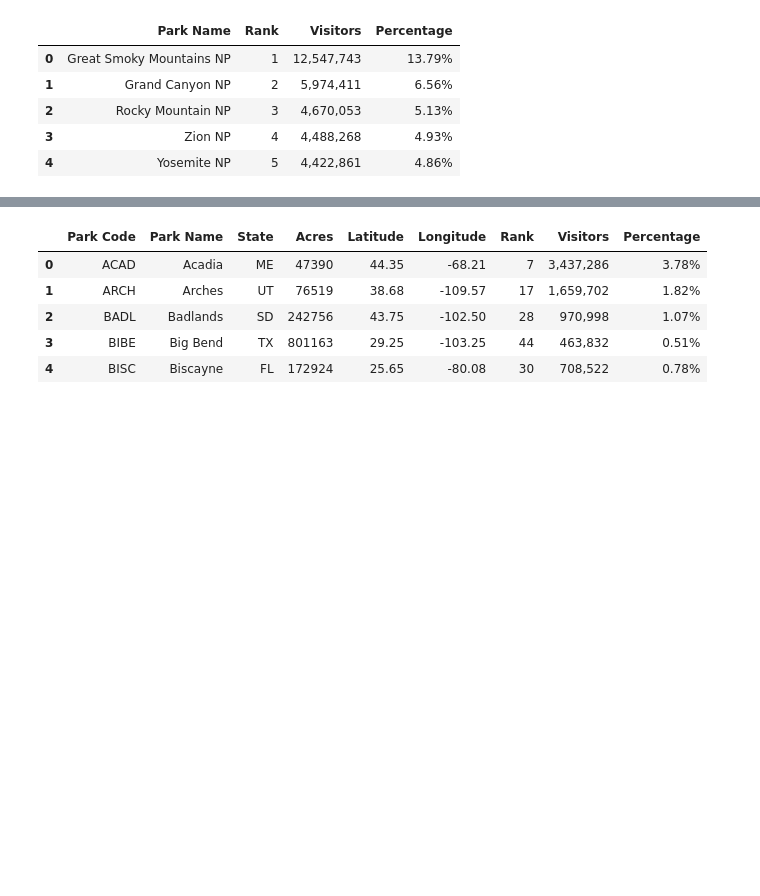
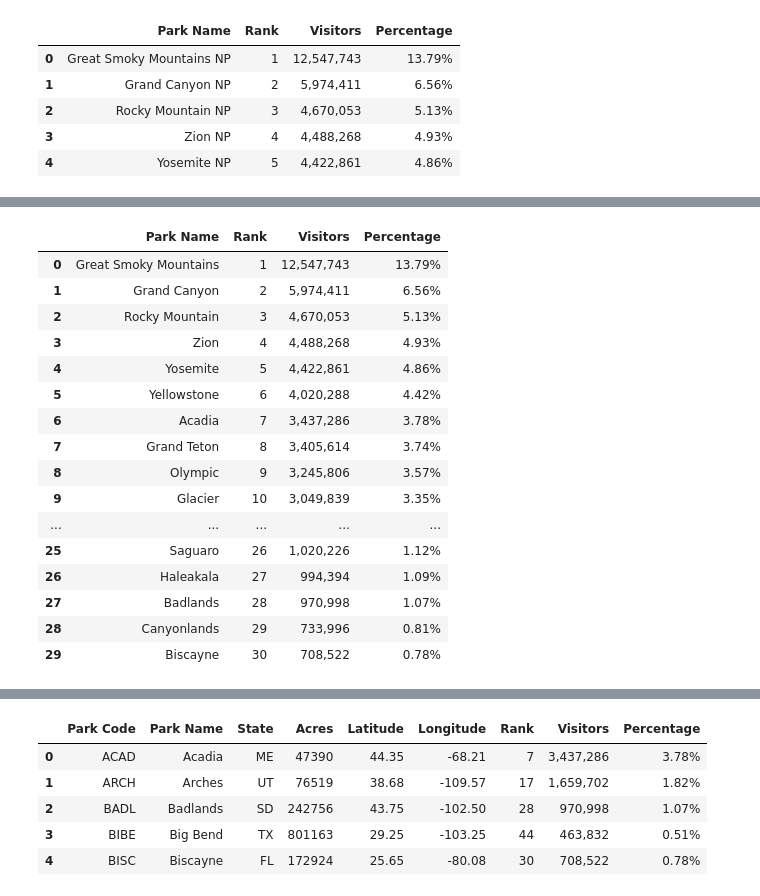
Before and after one commit to rbriggs13/National_Parks_Final_Project, a Jupyter notebook: parks_cleaning.ipynb, the cells around one changed output, grey strips where cells are left out. Saved outputs shown, nothing was run; the diff lists cells and outputs as text; code cells hidden in the pictures; blank space fills up the shorter version.

```diff
--- a/parks_cleaning.ipynb
+++ b/parks_cleaning.ipynb
@@ -61,3 +107,28 @@ visit_df.head()
+# %%
+#return the new names to the original dataframe
+
+replace = edit_df['Park Name'].tolist()
+
+visit_df.loc[index, 'Park Name'] = replace
+visit_df.head(30)
+# %% [output]
+|  | Park Name | Rank | Visitors | Percentage |
+| 0 | Great Smoky Mountains | 1 | 12,547,743 | 13.79% |
+| 1 | Grand Canyon | 2 | 5,974,411 | 6.56% |
+| 2 | Rocky Mountain | 3 | 4,670,053 | 5.13% |
+| 3 | Zion | 4 | 4,488,268 | 4.93% |
+| 4 | Yosemite | 5 | 4,422,861 | 4.86% |
+| 5 | Yellowstone | 6 | 4,020,288 | 4.42% |
+| 6 | Acadia | 7 | 3,437,286 | 3.78% |
+| 7 | Grand Teton | 8 | 3,405,614 | 3.74% |
+| 8 | Olympic | 9 | 3,245,806 | 3.57% |
+| 9 | Glacier | 10 | 3,049,839 | 3.35% |
+| ... | ... | ... | ... | ... |
+| 25 | Saguaro | 26 | 1,020,226 | 1.12% |
+| 26 | Haleakala | 27 | 994,394 | 1.09% |
+| 27 | Badlands | 28 | 970,998 | 1.07% |
+| 28 | Canyonlands | 29 | 733,996 | 0.81% |
+| 29 | Biscayne | 30 | 708,522 | 0.78% |
 # %%
 #remove the phrase national park from the park names in the park_df
 counter = 0
```
Also changed, not shown: parts of 9 cells of this notebook, 6 other files.
